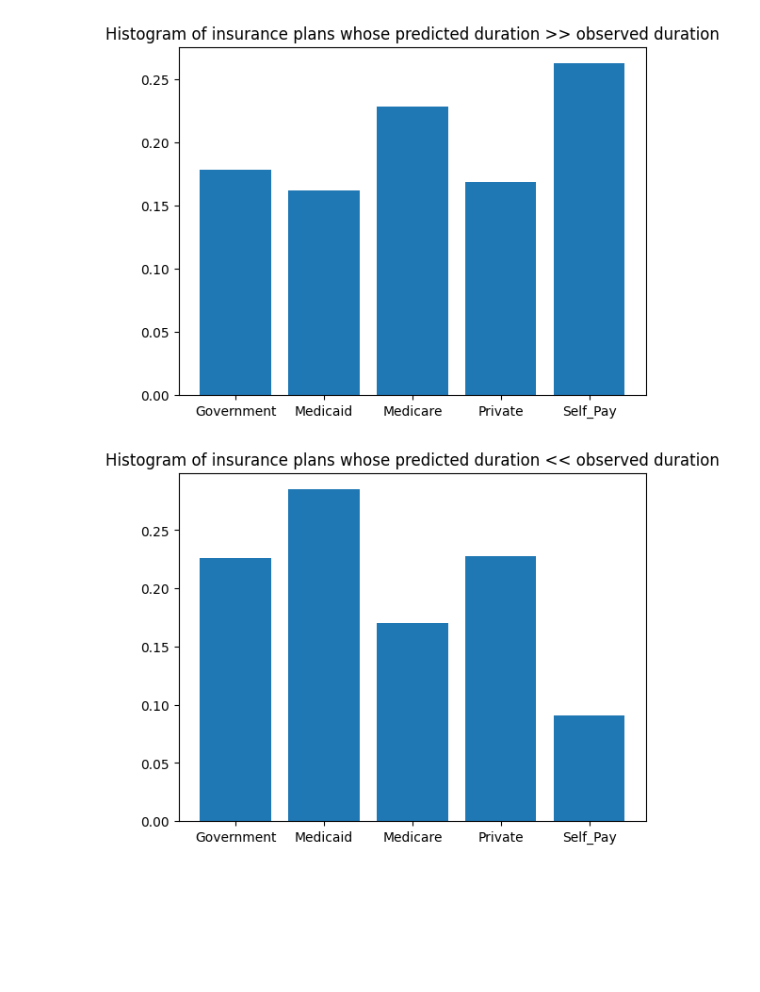
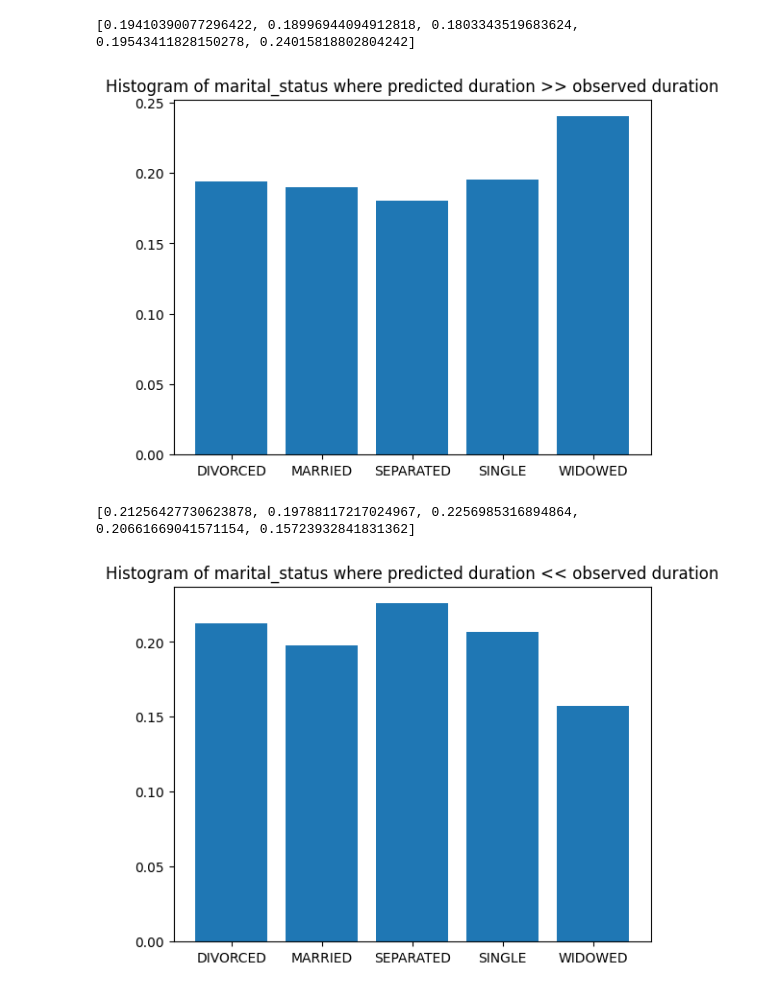
Before and after one commit to causalpathlab/EHR-OT, a Jupyter notebook: mimic_exp/admission/mimic_exp4_duration_diff.ipynb, the cells around one changed output. Saved outputs shown, nothing was run; the diff lists cells and outputs as text; code cells hidden in the pictures; blank space fills up the shorter version.

Commit message:
updated marital status predicted duration analysis

```diff
--- a/mimic_exp/admission/mimic_exp4_duration_diff.ipynb
+++ b/mimic_exp/admission/mimic_exp4_duration_diff.ipynb
@@ -39,14 +31,11 @@ def read_df(group_name, group_1, group_2, log=False, suffix = None):
 
     return target_labels, target_pred_labels
 # %%
-# suffix = None
-# group_name = 'marital_status'
-# group_1 =  'MARRIED'
-# group_2 = 'SINGLE'
+group_name = 'marital_status'
+groups = ['MARRIED', 'SINGLE', 'WIDOWED', 'DIVORCED', 'SEPARATED']
 
-suffix = None
-group_name = 'insurance'
-groups = ['Self_Pay', 'Private', 'Government', 'Medicare', 'Medicaid']
+# group_name = 'insurance'
+# groups = ['Self_Pay', 'Private', 'Government', 'Medicare', 'Medicaid']
 cmap = { 0:'k',1:'blue',2:'y',3:'g',4:'r' }
 
 ax = plt.gca()
@@ -87,5 +76,5 @@ plt.plot(x, y, c='black') # plot boundary to determine outliers
 
 y = x-10**6
 plt.plot(x, y, c='black') # plot boundary to determine outliers
-plt.savefig(os.path.join(mimic_output_dir, f"{group_name}_target_duration_diff.pdf"))
+plt.savefig(os.path.join(mimic_output_dir, f"{group_name}_target_duration_diff.pdf"), bbox_inches='tight')
 # %% [output]
@@ -113,7 +102,5 @@ group_1 is: Medicaid, group_2 is: Medicare
 # %%
-# Zoom in points that are outliers of the subset whose predicted duration > observed duration
-group_name = 'insurance'
-groups = ['Self_Pay', 'Private', 'Government', 'Medicare', 'Medicaid']
+# Zoom in points that are outliers of the subset whose predicted duration >> observed duration
 
 thres = 10**6
 plans = []
@@ -130,32 +117,36 @@ for i in range(len(groups)):
 
 unique_values, counts = zip(*sorted(Counter(plans).items()))
 counts = [x/sum(counts) for x in counts]
-plt.bar(unique_values, counts)
-plt.title("Histogram of insurance plans whose predicted duration >> observed duration")
-plt.savefig(os.path.join(mimic_output_dir, f'{group_name}_longer_predicted_duration.pdf'))
+print(counts)
+ret = plt.bar(unique_values, counts)
+plt.title(f"Histogram of {group_name} where predicted duration >> observed duration")
+plt.savefig(os.path.join(mimic_output_dir, f'{group_name}_longer_predicted_duration.pdf'), bbox_inches='tight')
 # %% [output]
+[0.19410390077296422, 0.18996944094912818, 0.1803343519683624, 0.19543411828150278, 0.24015818802804242]
-[figure, old version]
+[figure, new version]
 # %%
 thres = 10**6
 plans = []
 for i in range(len(groups)):
     for j in range(len(groups)): # for each pair of groups, we only consider it once
         if i == j:
             continue
         group_1 = groups[i]
         group_2 = groups[j]
         target_label, target_pred_label = read_df(group_name, group_1, group_2, log=False)
         for x, y in zip(target_label, target_pred_label):
             if y < x-thres  and y > 0:
                 plans.append(group_2)
 
 unique_values, counts = zip(*sorted(Counter(plans).items()))
 counts = [x/sum(counts) for x in counts]
+print(counts)
 plt.bar(unique_values, counts)
-plt.title("Histogram of insurance plans whose predicted duration << observed duration")
-plt.savefig(os.path.join(mimic_output_dir, f'{group_name}_shorter_predicted_duration.pdf'))
+plt.title(f"Histogram of {group_name} where predicted duration << observed duration")
+plt.savefig(os.path.join(mimic_output_dir, f'{group_name}_shorter_predicted_duration.pdf'), bbox_inches='tight')
 # %% [output]
+[0.21256427730623878, 0.19788117217024967, 0.2256985316894864, 0.20661669041571154, 0.15723932841831362]
-[figure, old version]
+[figure, new version]
 # %%
 ax = plt.gca()
 for i in range(len(groups)):
```
Also changed, not shown: parts of 3 cells of this notebook, 7 other files.
